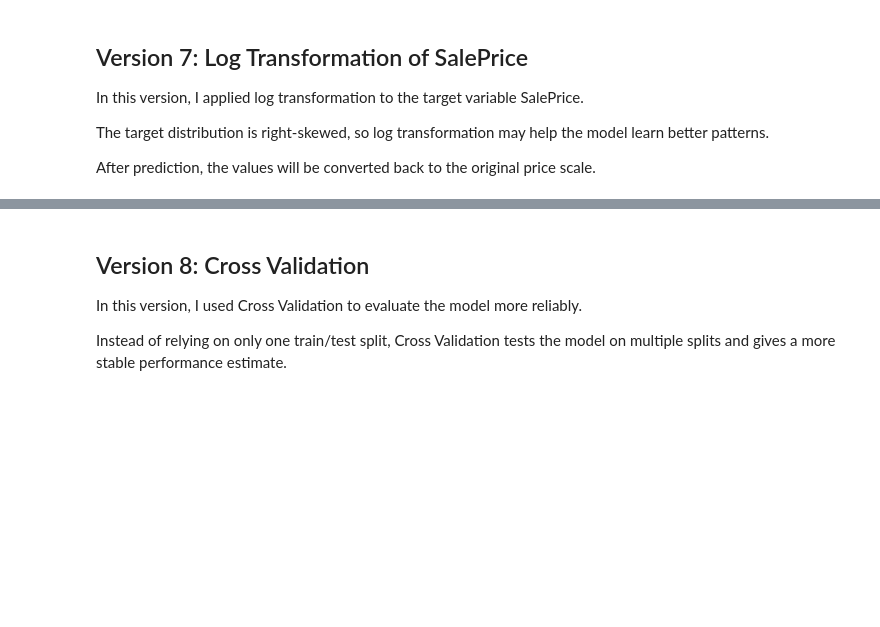
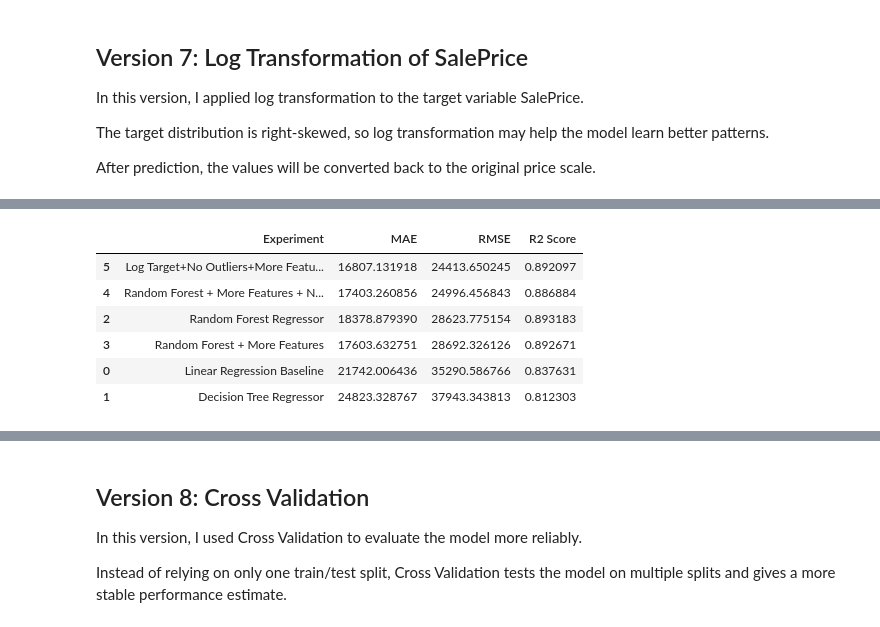
Before and after one commit to raghadnedal/house-price-prediction, a Jupyter notebook: house_price_prediction.ipynb, the cells around one changed output, grey strips where cells are left out. Cells and saved outputs as stored; diff of their text form; code cells hidden in the pictures; blank space fills up the shorter version.

```diff
--- a/house_price_prediction.ipynb
+++ b/house_price_prediction.ipynb
@@ -705,0 +733,7 @@ Outliers should not be removed randomly. They must be analyzed first.
+# %%
+X_train_out,X_test_out,y_train_out,y_test_out=train_test_split(
+    X_out_encoded,
+    y_out,
+    test_size=0.2,
+    random_state=42
+)
@@ -713,0 +807,45 @@ After prediction, the values will be converted back to the original price scale.
+# %%
+X_log=X_out_encoded.copy()
+y_original = df_no_outliers["SalePrice"]
+y_log=np.log1p(y_original)
+
+X_train_log, X_test_log, y_train_log, y_test_log, y_train_original, y_test_original = train_test_split(
+    X_log,
+    y_log,
+    y_original,
+    test_size=0.2,
+    random_state=42
+)
+# %%
+forest_model_log = RandomForestRegressor(
+    n_estimators=100,
+    random_state=42
+)
+forest_model_log.fit(X_train_log,y_train_log)
+y_pred_log=forest_model_log.predict(X_test_log)
+
+# Convert predictions back to original price scale
+y_pred_original = np.expm1(y_pred_log)
+
+# Evaluate predictions on the original price scale
+mae_log = mean_absolute_error(y_test_original, y_pred_original)
+rmse_log = np.sqrt(mean_squared_error(y_test_original, y_pred_original))
+r2_log = r2_score(y_test_original, y_pred_original)
+
+results.append({
+    "Experiment": "Log Target+No Outliers+More Features+Random Forest",
+    "MAE": mae_log,
+    "RMSE": rmse_log,
+    "R2 Score": r2_log
+})
+
+results_df = pd.DataFrame(results)
+results_df.sort_values(by="RMSE")
+# %% [output]
+|  | Experiment | MAE | RMSE | R2 Score |
+| 5 | Log Target+No Outliers+More Featu... | 16807.131918 | 24413.650245 | 0.892097 |
+| 4 | Random Forest + More Features + N... | 17403.260856 | 24996.456843 | 0.886884 |
+| 2 | Random Forest Regressor | 18378.879390 | 28623.775154 | 0.893183 |
+| 3 | Random Forest + More Features | 17603.632751 | 28692.326126 | 0.892671 |
+| 0 | Linear Regression Baseline | 21742.006436 | 35290.586766 | 0.837631 |
+| 1 | Decision Tree Regressor | 24823.328767 | 37943.343813 | 0.812303 |
```
Also changed, not shown: parts of 19 cells of this notebook.
